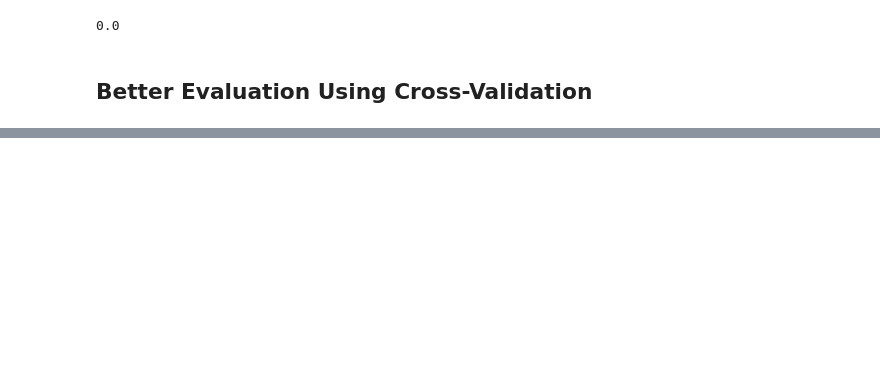
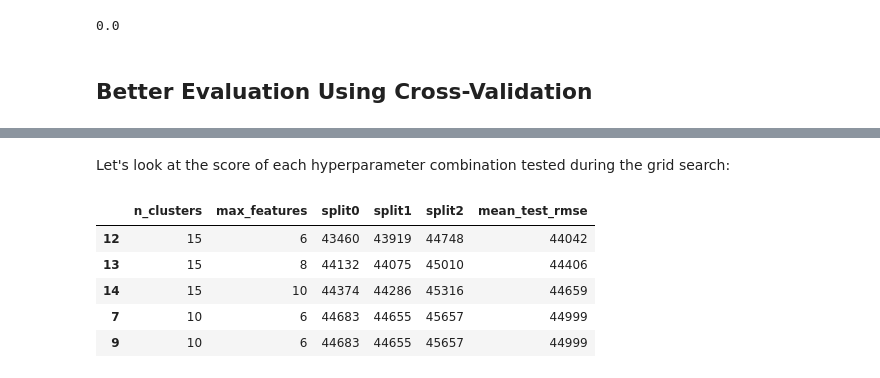
Before and after one commit to nepalsandesh/California_Housing, a Jupyter notebook: California_Housing_Price_Prediction.ipynb, the cells around one changed output, grey strips where cells are left out. Cells and saved outputs as stored; diff of their text form; code cells hidden in the pictures; blank space fills up the shorter version.

Commit message:
Fine Tune Our Model; Grid Search

```diff
--- a/California_Housing_Price_Prediction.ipynb
+++ b/California_Housing_Price_Prediction.ipynb
@@ -1232,0 +1246,6 @@ dtype: float64
+# %%
+forest_reg.fit(housing, housing_labels)
+housing_predictions = forest_reg.predict(housing)
+forest_rmse = mean_squared_error(housing_labels, housing_predictions,
+                                 squared=False)
+forest_rmse
@@ -1232,0 +1260,18 @@ dtype: float64
+# %%
+from sklearn.model_selection import GridSearchCV
+
+full_pipeline = Pipeline([
+    ("preprocessing", preprocessing),
+    ("random_forest", RandomForestRegressor(random_state=42))
+])
+
+param_grid = [
+    {'preprocessing__geo__n_clusters': [5, 8, 10],
+     'random_forest__max_features': [4, 6, 8]},
+    {'preprocessing__geo__n_clusters': [10, 15],
+     'random_forest__max_features': [6, 8, 10]},
+]
+
+grid_search = GridSearchCV(full_pipeline, param_grid, cv=3,
+                           scoring="neg_root_mean_squared_error")
+grid_search.fit(housing, housing_labels)
@@ -1232,0 +1326,23 @@ dtype: float64
+# %% [markdown]
+Let's look at the score of each hyperparameter combination tested during the grid search:
+# %%
+
+cv_res = pd.DataFrame(grid_search.cv_results_)
+cv_res.sort_values(by="mean_test_score", ascending=False, inplace=True)
+
+# extra code – these few lines of code just make the DataFrame look nicer
+cv_res = cv_res[["param_preprocessing__geo__n_clusters",
+                 "param_random_forest__max_features", "split0_test_score",
+                 "split1_test_score", "split2_test_score", "mean_test_score"]]
+score_cols = ["split0", "split1", "split2", "mean_test_rmse"]
+cv_res.columns = ["n_clusters", "max_features"] + score_cols
+cv_res[score_cols] = -cv_res[score_cols].round().astype(np.int64)
+
+cv_res.head()
+# %% [output]
+|  | n_clusters | max_features | split0 | split1 | split2 | mean_test_rmse |
+| 12 | 15 | 6 | 43460 | 43919 | 44748 | 44042 |
+| 13 | 15 | 8 | 44132 | 44075 | 45010 | 44406 |
+| 14 | 15 | 10 | 44374 | 44286 | 45316 | 44659 |
+| 7 | 10 | 6 | 44683 | 44655 | 45657 | 44999 |
+| 9 | 10 | 6 | 44683 | 44655 | 45657 | 44999 |
```
Also changed, not shown: parts of 19 cells of this notebook.
